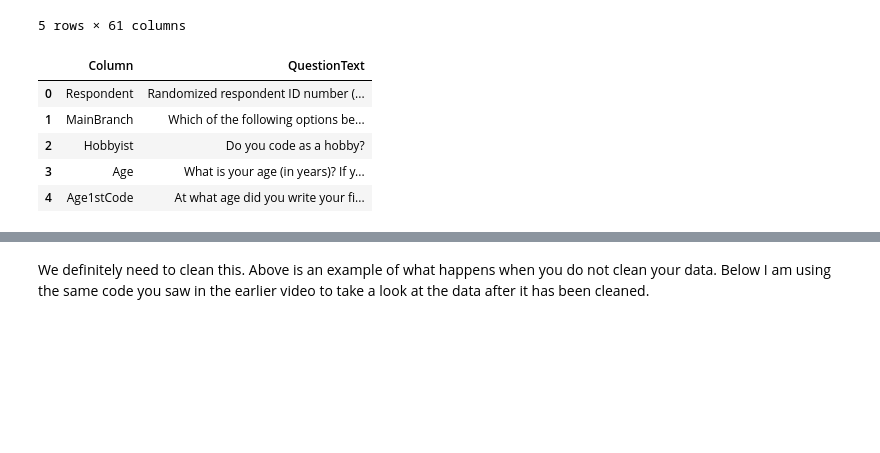
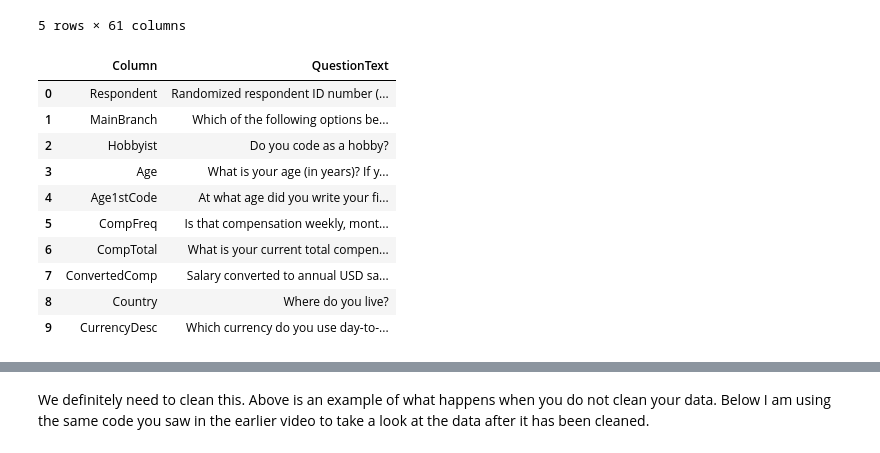
Before and after one commit to jessicayan12/Developer_Survey, a Jupyter notebook: developer_survey2020_explore.ipynb, the cells around one changed output, grey strips where cells are left out. Cells and saved outputs as stored; diff of their text form; code cells hidden in the pictures; blank space fills up the shorter version.

```diff
--- a/developer_survey2020_explore.ipynb
+++ b/developer_survey2020_explore.ipynb
@@ -21,11 +21,16 @@ df.head()
 | 4 | 5 | I used to be a developer by profe... | Yes | 31.0 | 16 | NaN | NaN | NaN | United States | ... |
 5 rows × 61 columns
 # %%
-schema.head()
+schema.head(10)
 # %% [output]
 |  | Column | QuestionText |
 | 0 | Respondent | Randomized respondent ID number (... |
 | 1 | MainBranch | Which of the following options be... |
 | 2 | Hobbyist | Do you code as a hobby? |
 | 3 | Age | What is your age (in years)? If y... |
 | 4 | Age1stCode | At what age did you write your fi... |
+| 5 | CompFreq | Is that compensation weekly, mont... |
+| 6 | CompTotal | What is your current total compen... |
+| 7 | ConvertedComp | Salary converted to annual USD sa... |
+| 8 | Country | Where do you live? |
+| 9 | CurrencyDesc | Which currency do you use day-to-... |
```
Also changed, not shown: parts of 14 cells of this notebook, 1 other file.
